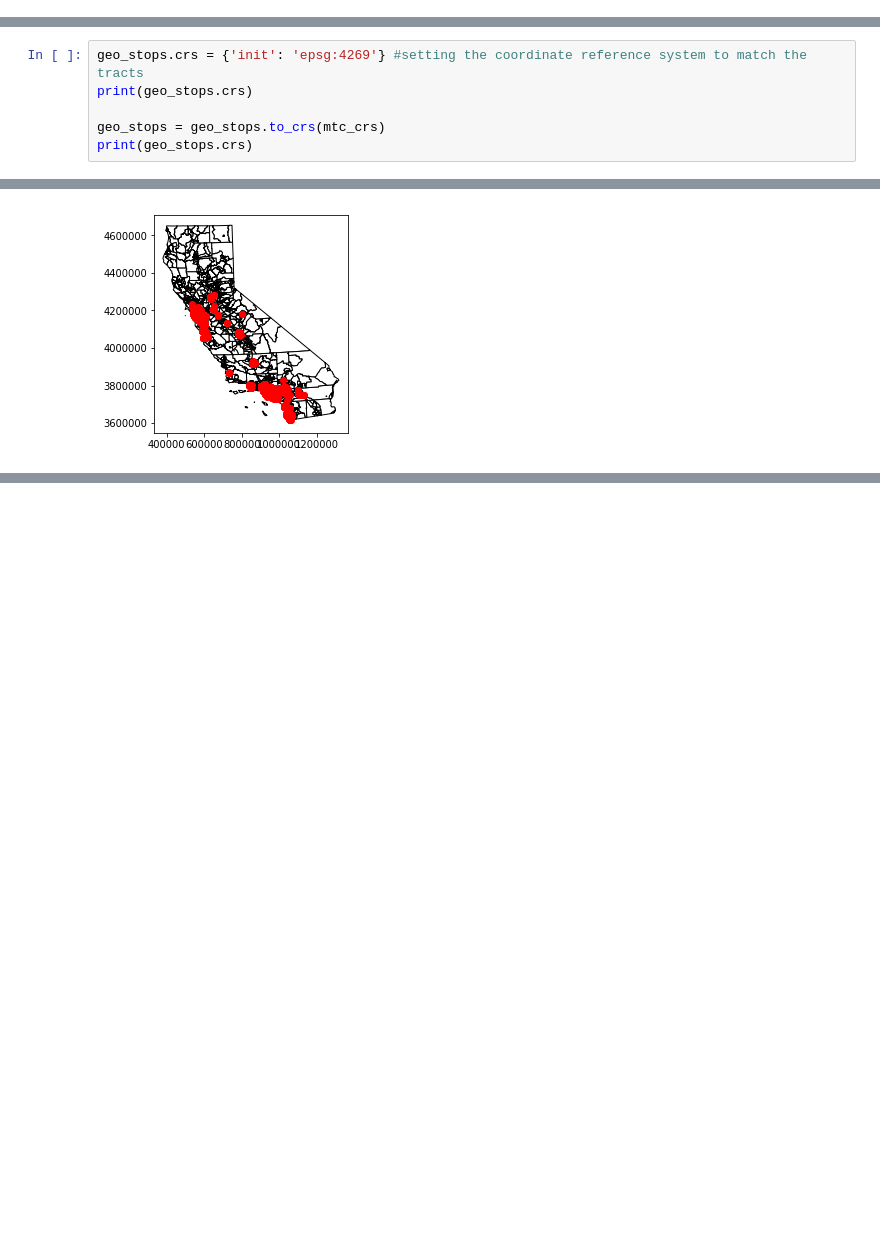
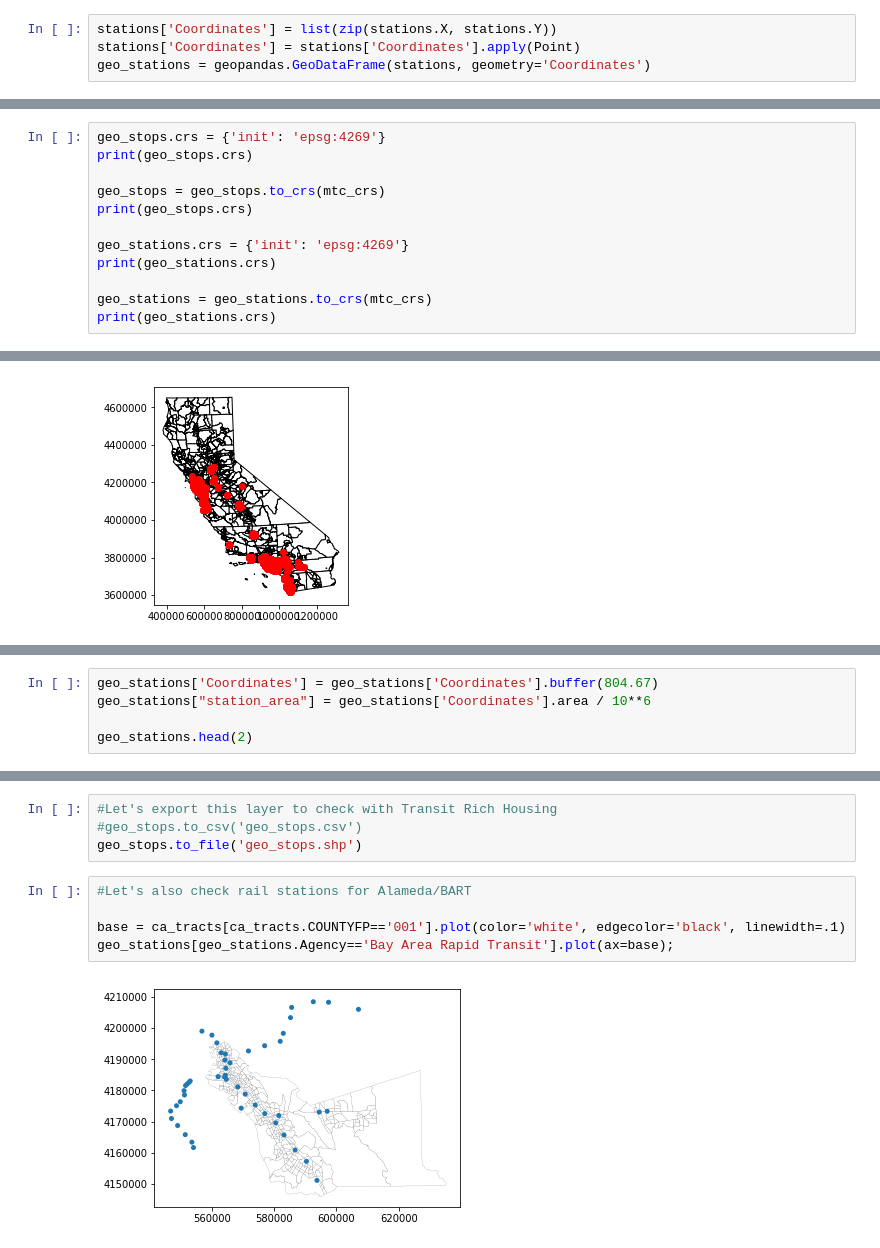
Before and after one commit to jarednolan/Upzoning, a Jupyter notebook: Tract_geo_analysis.ipynb, the cells around one changed output, grey strips where cells are left out. Saved outputs shown, nothing was run; the diff lists cells and outputs as text; blank space fills up the shorter version.

```diff
--- a/Tract_geo_analysis.ipynb
+++ b/Tract_geo_analysis.ipynb
@@ -85,0 +94,4 @@ geo_stops = geopandas.GeoDataFrame(qual_stops, geometry='Coordinates')
+# %%
+stations['Coordinates'] = list(zip(stations.X, stations.Y))
+stations['Coordinates'] = stations['Coordinates'].apply(Point)
+geo_stations = geopandas.GeoDataFrame(stations, geometry='Coordinates')
@@ -86,9 +100,15 @@ geo_stops = geopandas.GeoDataFrame(qual_stops, geometry='Coordinates')
 # %%
-geo_stops.crs = {'init': 'epsg:4269'} #setting the coordinate reference system to match the tracts
+geo_stops.crs = {'init': 'epsg:4269'}
 print(geo_stops.crs)
 
 geo_stops = geo_stops.to_crs(mtc_crs)
 print(geo_stops.crs)
+
+geo_stations.crs = {'init': 'epsg:4269'}
+print(geo_stations.crs)
+
+geo_stations = geo_stations.to_crs(mtc_crs)
+print(geo_stations.crs)
 # %% [output]
 {'init': 'epsg:4269'}
 +proj=utm +zone=10 +ellps=GRS80 +datum=NAD83 +units=m +no_defs
@@ -283,0 +141,5 @@ geo_stops[geo_stops['Stop ID']=='2452032'].plot(ax=base,color='none', edgecolor=
+# %%
+geo_stations['Coordinates'] = geo_stations['Coordinates'].buffer(804.67)
+geo_stations["station_area"] = geo_stations['Coordinates'].area / 10**6
+
+geo_stations.head(2)
@@ -283,0 +157,11 @@ geo_stops[geo_stops['Stop ID']=='2452032'].plot(ax=base,color='none', edgecolor=
+# %%
+#Let's export this layer to check with Transit Rich Housing
+#geo_stops.to_csv('geo_stops.csv')
+geo_stops.to_file('geo_stops.shp')
+# %%
+#Let's also check rail stations for Alameda/BART
+
+base = ca_tracts[ca_tracts.COUNTYFP=='001'].plot(color='white', edgecolor='black', linewidth=.1)
+geo_stations[geo_stations.Agency=='Bay Area Rapid Transit'].plot(ax=base);
+# %% [output]
+[figure, added]
```
Also changed, not shown: parts of 59 cells of this notebook, 3 other files.
